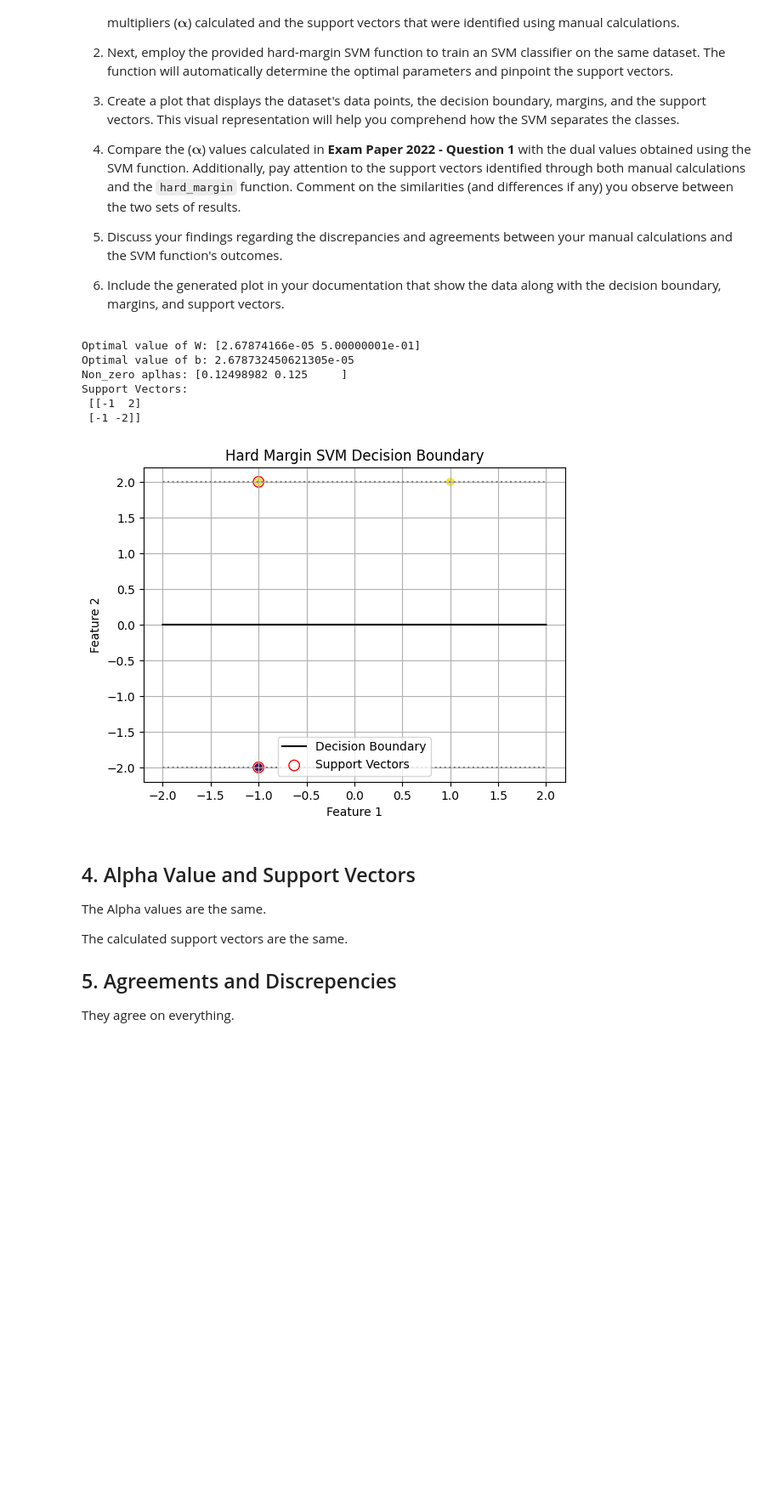
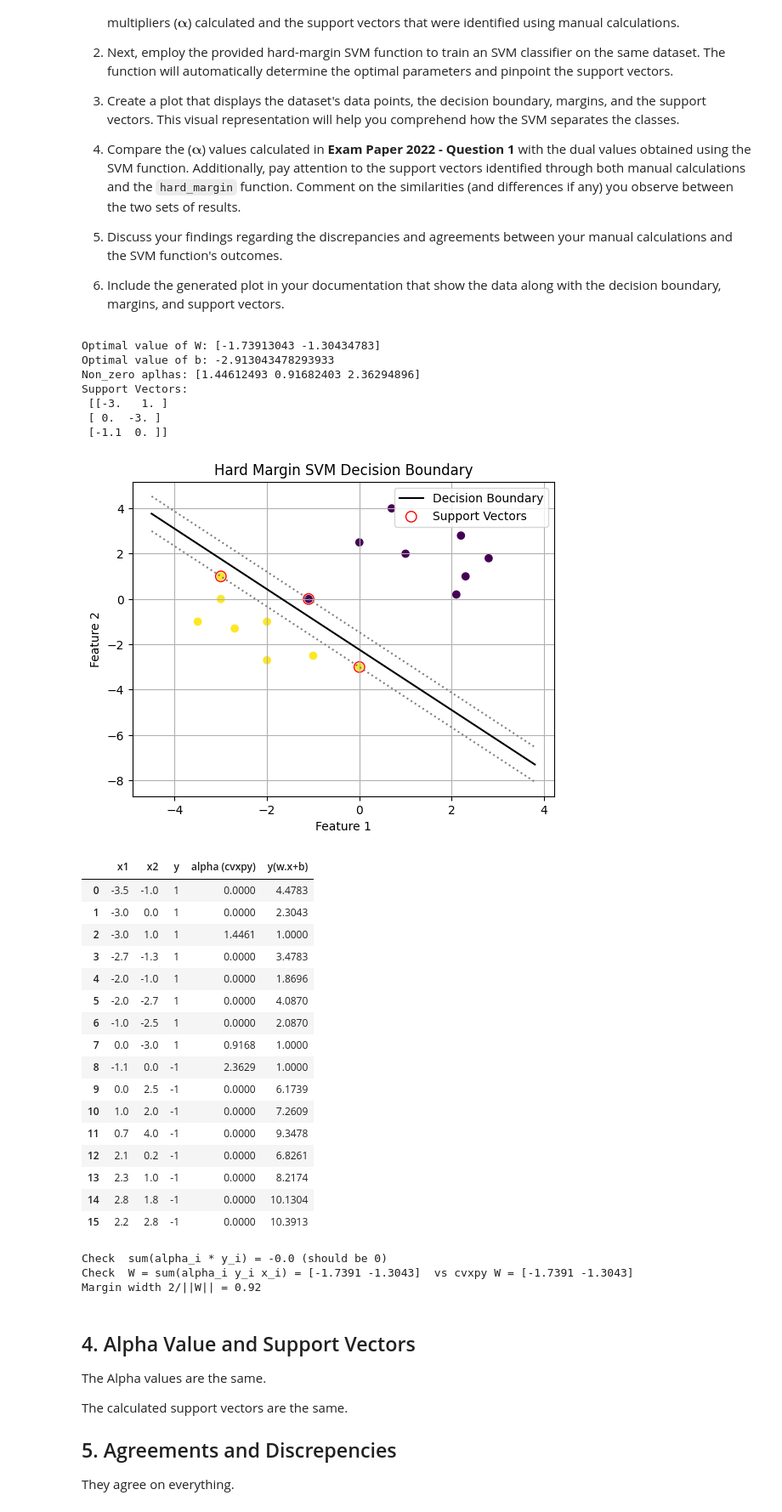
Before and after one commit to Marc0s-ikp/imperial_eee_machine_learning_course-main, a Jupyter notebook: 06_ML_SVM.ipynb, the cells around one changed output. Shown at 85% size. Cells and saved outputs as stored; diff of their text form; code cells hidden in the pictures; blank space fills up the shorter version.

```diff
--- a/06_ML_SVM.ipynb
+++ b/06_ML_SVM.ipynb
@@ -201,32 +201,57 @@ In this task, you will compare the outcomes calculated in **Exam Paper 2022 - Qu
 5. Discuss your findings regarding the discrepancies and agreements between your manual calculations and the SVM function's outcomes.
 
 6. Include the generated plot in your documentation that show the data along with the decision boundary, margins, and support vectors.
-# %%
-# Task 1
-import numpy as np
-import matplotlib.pyplot as plt
-
-# Generate positive class samples
-X_positive = np.array([[1, 2], [-1, 2]])
-y_positive = np.ones(len(X_positive))
-
-# Generate negative class samples
-X_negative = np.array([[-1, -2]])
-y_negative = -np.ones(len(X_negative))
-
-# Concatenate positive and negative samples
-X_1 = np.vstack((X_positive, X_negative))
-y_1 = np.concatenate((y_positive, y_negative))
-
-hard_margin(X_1, y_1)
-# %% [output]
-Optimal value of W: [2.67874166e-05 5.00000001e-01]
-Optimal value of b: 2.678732450621305e-05
-Non_zero aplhas: [0.12498982 0.125     ]
-Support Vectors:
- [[-1  2]
- [-1 -2]]
-[figure, removed]
+# %%
+# Task 1
+hard_margin(X, y)
+
+# Re-solve the same problem to get the full alpha vector for comparison and to check the KKT conditions
+import pandas as pd
+m, n = X.shape
+W = cp.Variable(n); b = cp.Variable()
+cons = [y[i] * (X[i] @ W + b) >= 1 for i in range(m)]
+cp.Problem(cp.Minimize(0.5 * cp.sum_squares(W)), cons).solve()
+alphas = np.array([c.dual_value for c in cons]).ravel()
+alphas[alphas < 1e-4] = 0                        # numerical zeros
+
+table = pd.DataFrame({'x1': X[:, 0], 'x2': X[:, 1], 'y': y.astype(int),
+                      'alpha (cvxpy)': np.round(alphas, 4),
+                      'y(w.x+b)': np.round(y * (X @ W.value + b.value), 4)})
+display(table)
+
+W_from_alpha = (alphas * y) @ X
+print("Check  sum(alpha_i * y_i) =", round(float(np.sum(alphas * y)), 6), "(should be 0)")
+print("Check  W = sum(alpha_i y_i x_i) =", np.round(W_from_alpha, 4), " vs cvxpy W =", np.round(W.value, 4))
+print("Margin width 2/||W|| =", round(2 / np.linalg.norm(W.value), 4))
+# %% [output]
+Optimal value of W: [-1.73913043 -1.30434783]
+Optimal value of b: -2.913043478293933
+Non_zero aplhas: [1.44612493 0.91682403 2.36294896]
+Support Vectors:
+ [[-3.   1. ]
+ [ 0.  -3. ]
+ [-1.1  0. ]]
+[figure, added]
+|  | x1 | x2 | y | alpha (cvxpy) | y(w.x+b) |
+| 0 | -3.5 | -1.0 | 1 | 0.0000 | 4.4783 |
+| 1 | -3.0 | 0.0 | 1 | 0.0000 | 2.3043 |
+| 2 | -3.0 | 1.0 | 1 | 1.4461 | 1.0000 |
+| 3 | -2.7 | -1.3 | 1 | 0.0000 | 3.4783 |
+| 4 | -2.0 | -1.0 | 1 | 0.0000 | 1.8696 |
+| 5 | -2.0 | -2.7 | 1 | 0.0000 | 4.0870 |
+| 6 | -1.0 | -2.5 | 1 | 0.0000 | 2.0870 |
+| 7 | 0.0 | -3.0 | 1 | 0.9168 | 1.0000 |
+| 8 | -1.1 | 0.0 | -1 | 2.3629 | 1.0000 |
+| 9 | 0.0 | 2.5 | -1 | 0.0000 | 6.1739 |
+| 10 | 1.0 | 2.0 | -1 | 0.0000 | 7.2609 |
+| 11 | 0.7 | 4.0 | -1 | 0.0000 | 9.3478 |
+| 12 | 2.1 | 0.2 | -1 | 0.0000 | 6.8261 |
+| 13 | 2.3 | 1.0 | -1 | 0.0000 | 8.2174 |
+| 14 | 2.8 | 1.8 | -1 | 0.0000 | 10.1304 |
+| 15 | 2.2 | 2.8 | -1 | 0.0000 | 10.3913 |
+Check  sum(alpha_i * y_i) = -0.0 (should be 0)
+Check  W = sum(alpha_i y_i x_i) = [-1.7391 -1.3043]  vs cvxpy W = [-1.7391 -1.3043]
+Margin width 2/||W|| = 0.92
 # %% [markdown]
 ## 4. Alpha Value and Support Vectors
 The Alpha values are the same.
```
Also changed, not shown: parts of 9 cells of this notebook.
